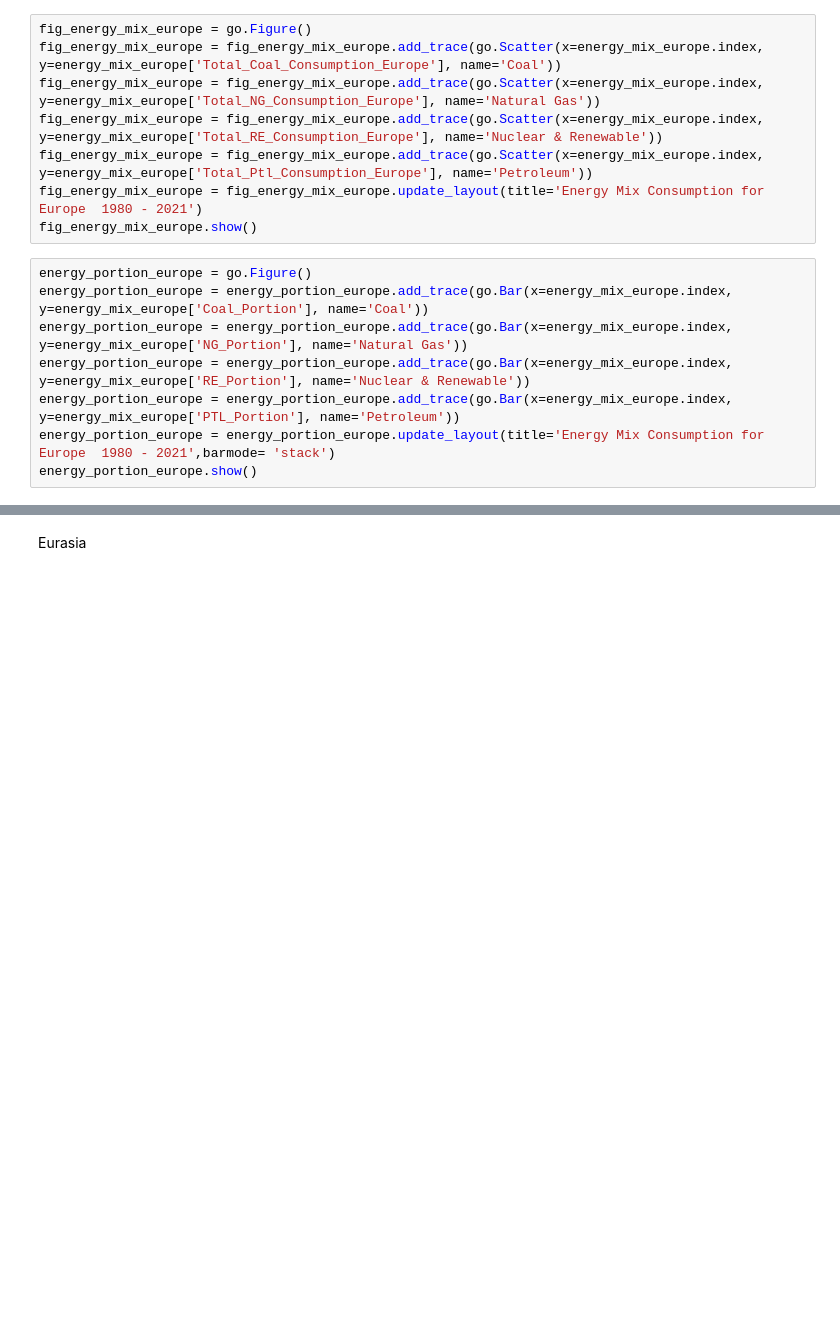
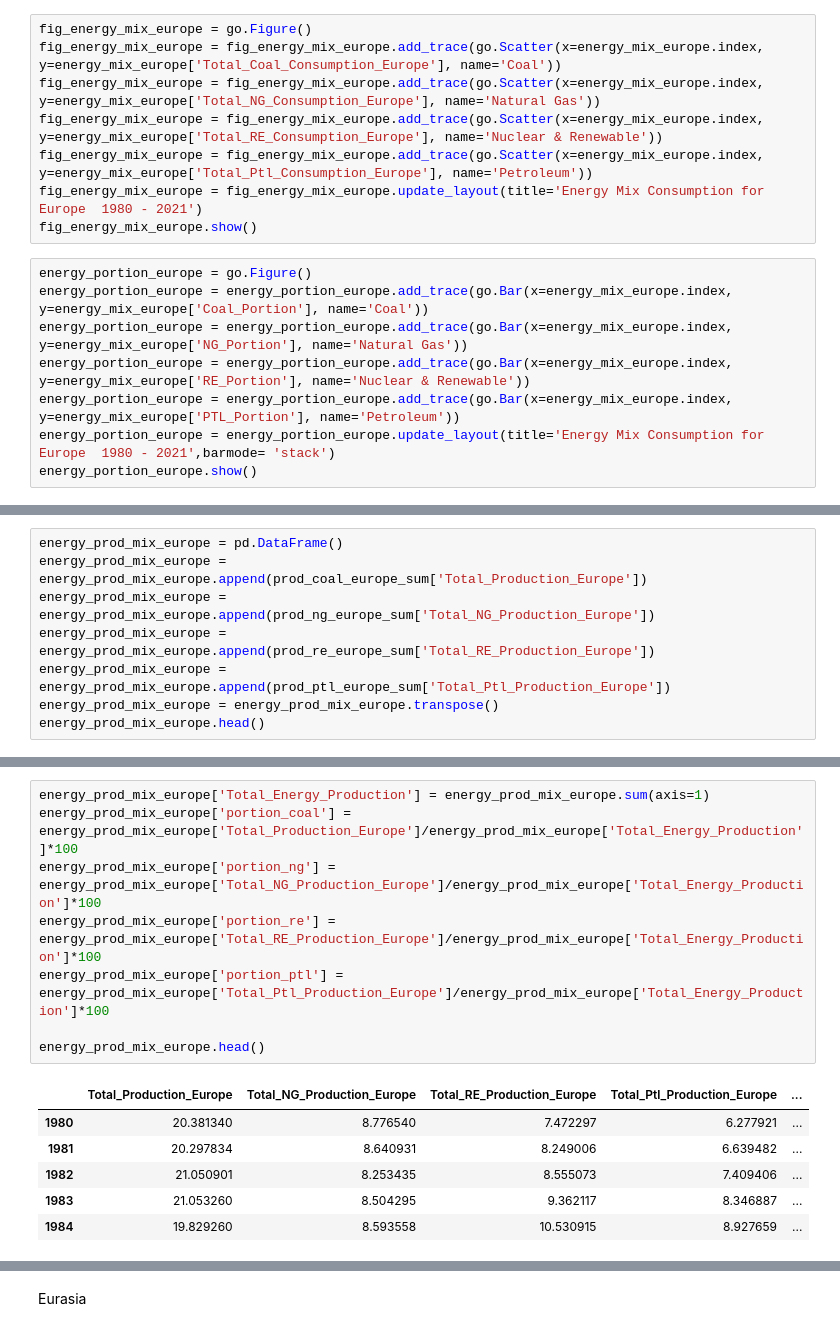
Before and after one commit to lurza/World-Energy-Analysis-main, a Jupyter notebook: Energy_Con_Prod.ipynb, the cells around one changed output, grey strips where cells are left out. Drawn from its saved outputs; the diff is of its cells as text; blank space fills up the shorter version.

```diff
--- a/Energy_Con_Prod.ipynb
+++ b/Energy_Con_Prod.ipynb
@@ -4619,0 +4647,8 @@ energy_portion_europe.show()
+# %%
+energy_prod_mix_europe = pd.DataFrame()
+energy_prod_mix_europe = energy_prod_mix_europe.append(prod_coal_europe_sum['Total_Production_Europe'])
+energy_prod_mix_europe = energy_prod_mix_europe.append(prod_ng_europe_sum['Total_NG_Production_Europe'])
+energy_prod_mix_europe = energy_prod_mix_europe.append(prod_re_europe_sum['Total_RE_Production_Europe'])
+energy_prod_mix_europe = energy_prod_mix_europe.append(prod_ptl_europe_sum['Total_Ptl_Production_Europe'])
+energy_prod_mix_europe = energy_prod_mix_europe.transpose()
+energy_prod_mix_europe.head()
@@ -4619,0 +4662,15 @@ energy_portion_europe.show()
+# %%
+energy_prod_mix_europe['Total_Energy_Production'] = energy_prod_mix_europe.sum(axis=1)
+energy_prod_mix_europe['portion_coal'] = energy_prod_mix_europe['Total_Production_Europe']/energy_prod_mix_europe['Total_Energy_Production']*100
+energy_prod_mix_europe['portion_ng'] = energy_prod_mix_europe['Total_NG_Production_Europe']/energy_prod_mix_europe['Total_Energy_Production']*100
+energy_prod_mix_europe['portion_re'] = energy_prod_mix_europe['Total_RE_Production_Europe']/energy_prod_mix_europe['Total_Energy_Production']*100
+energy_prod_mix_europe['portion_ptl'] = energy_prod_mix_europe['Total_Ptl_Production_Europe']/energy_prod_mix_europe['Total_Energy_Production']*100
+
+energy_prod_mix_europe.head()
+# %% [output]
+|  | Total_Production_Europe | Total_NG_Production_Europe | Total_RE_Production_Europe | Total_Ptl_Production_Europe | ... |
+| 1980 | 20.381340 | 8.776540 | 7.472297 | 6.277921 | ... |
+| 1981 | 20.297834 | 8.640931 | 8.249006 | 6.639482 | ... |
+| 1982 | 21.050901 | 8.253435 | 8.555073 | 7.409406 | ... |
+| 1983 | 21.053260 | 8.504295 | 9.362117 | 8.346887 | ... |
+| 1984 | 19.829260 | 8.593558 | 10.530915 | 8.927659 | ... |
```
Also changed, not shown: parts of 14 cells of this notebook.
